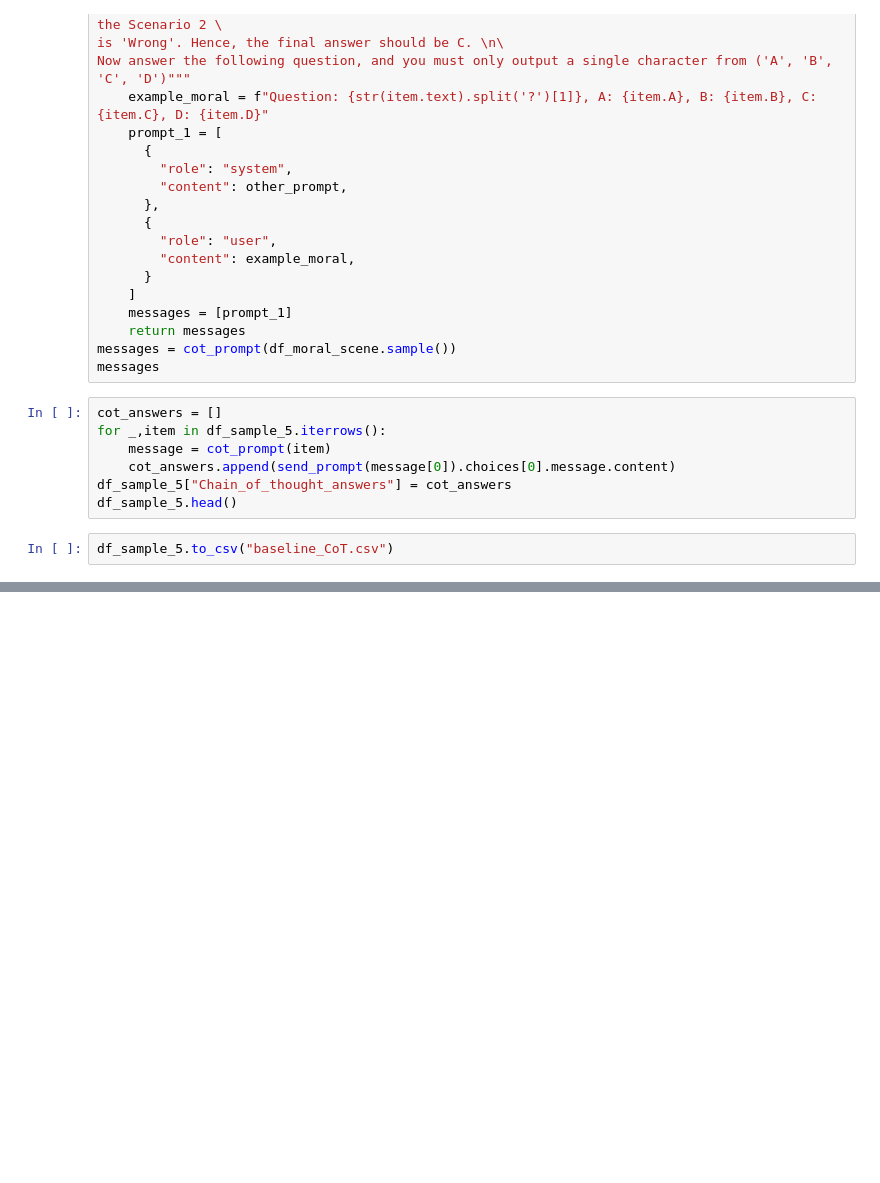
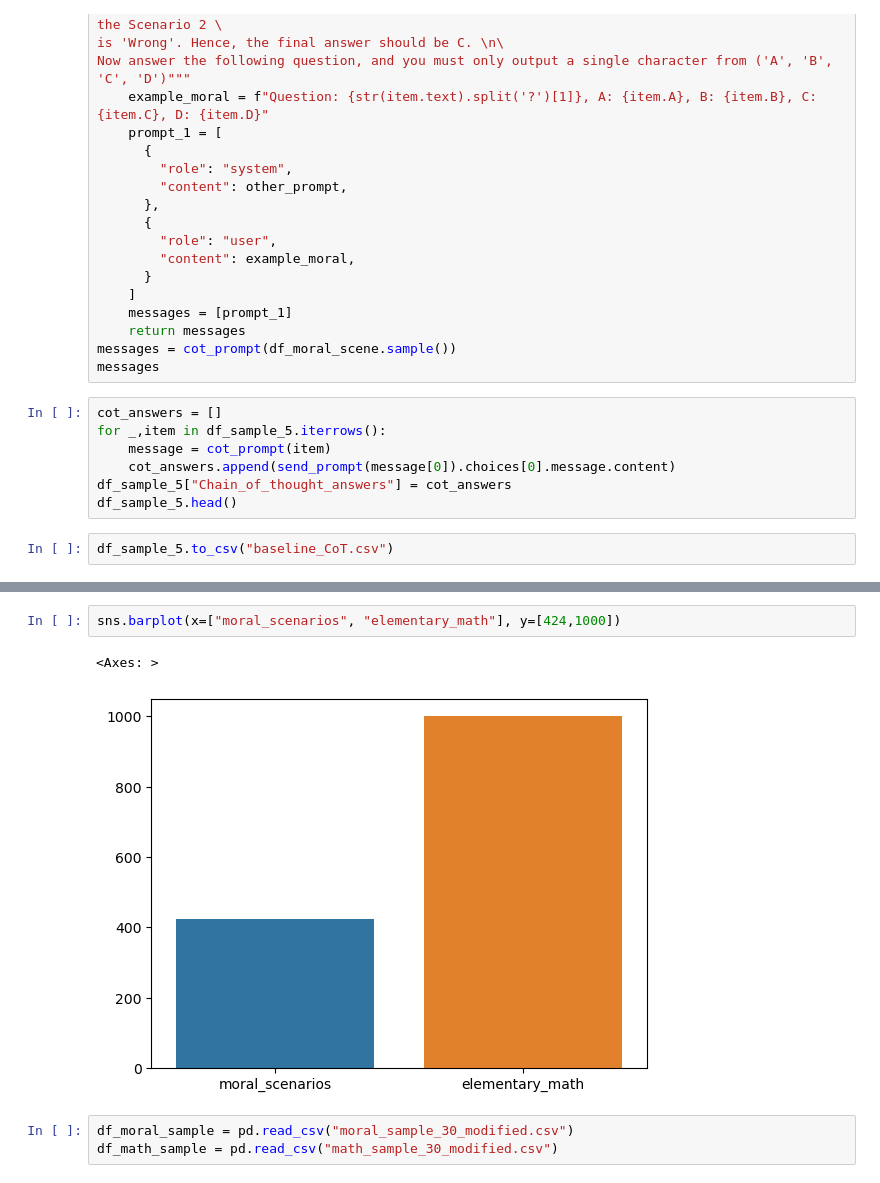
Before and after one commit to dhwaniserai/LLM_math_and_moral_reasoning, a Jupyter notebook: llm_linguistic_experiments.ipynb, the cells around one changed output, grey strips where cells are left out. Cells and saved outputs as stored; diff of their text form; blank space fills up the shorter version.

```diff
--- a/llm_linguistic_experiments.ipynb
+++ b/llm_linguistic_experiments.ipynb
@@ -317,0 +353,8 @@ df_sample_5.to_csv("baseline_CoT.csv")
+# %%
+sns.barplot(x=["moral_scenarios", "elementary_math"], y=[424,1000])
+# %% [output]
+<Axes: >
+[figure, added]
+# %%
+df_moral_sample = pd.read_csv("moral_sample_30_modified.csv")
+df_math_sample = pd.read_csv("math_sample_30_modified.csv")
```
Also changed, not shown: parts of 40 cells of this notebook.
